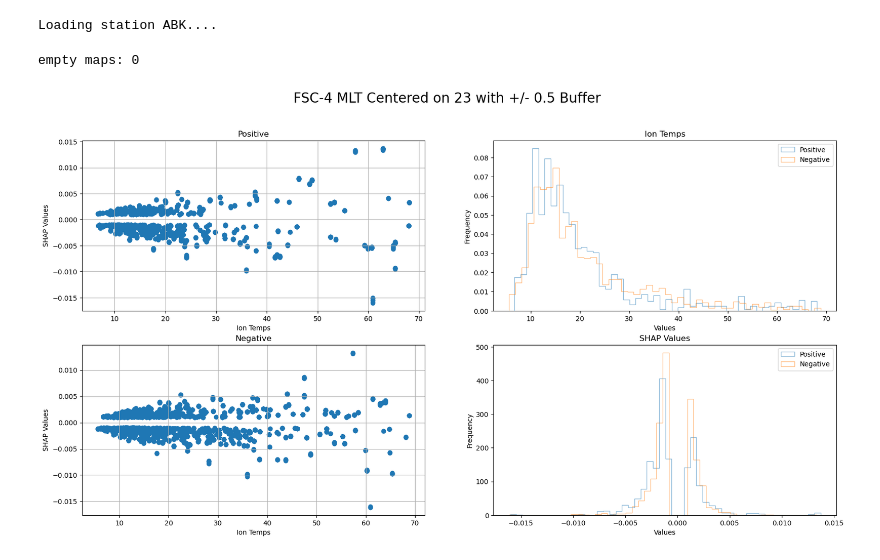
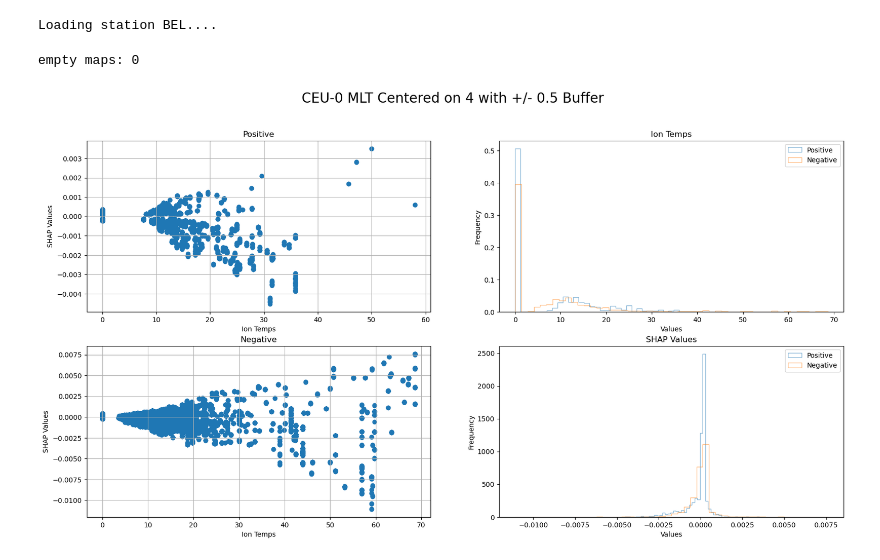
Before and after one commit to mikecoughlan/including_ion_temp_maps, a Jupyter notebook: examining_twins_shap.ipynb, the cells around one changed output. Drawn from its saved outputs; the diff is of its cells as text; code cells hidden in the pictures.

```diff
--- a/examining_twins_shap.ipynb
+++ b/examining_twins_shap.ipynb
@@ -207,13 +524,13 @@ def mlt_wedge(img_data, mlt_min: int = 18, mlt_max: int = 6, center_x: int = 120
     # print(f'mean: {np.nanmean(xx)}')
     return img_mean, selected_sections
 # %%
-key = '2012-03-07 01:50:00'
-cluster = 'greenland_cluster'
-region = 'GRL-0'
-cluster = 'canadian_cluster'
-region = 'CAN-2'
-if region in list_of_oversampled_regions:
-	results = pd.read_feather(f'{results_dir}/twins_modeling_region_{region}_version_twins_v_maxpooling_oversampling.feather')
-else:
-	results = pd.read_feather(f'{results_dir}/twins_modeling_region_{region}_version_twins_v_maxpooling.feather')
-mlt_station = utils.loading_supermag(cluster_dict[cluster]['regions'][region]['mlt_station'])
+# key = '2012-03-07 01:50:00'
+# cluster = 'greenland_cluster'
+# region = 'GRL-0'
+# cluster = 'canadian_cluster'
+# region = 'CAN-2'
+# if region in list_of_oversampled_regions:
+# 	results = pd.read_feather(f'{results_dir}/twins_modeling_region_{region}_version_twins_v_maxpooling_oversampling.feather')
+# else:
+# 	results = pd.read_feather(f'{results_dir}/twins_modeling_region_{region}_version_twins_v_maxpooling.feather')
+# mlt_station = utils.loading_supermag(cluster_dict[cluster]['regions'][region]['mlt_station'])
@@ -281,8 +602,9 @@ plt.show()
 # %%
-cluster = 'fennoscandinavian_cluster'
-region = 'FSC-4'
+cluster = 'central_european_cluster'
+region = 'CEU-0'
+target='rsd'
 full, window = [], []
-specific_mlt = 23
+specific_mlt = 4
 mlt_buff = 0.5
 mlt_lower = specific_mlt - mlt_buff if specific_mlt >= mlt_buff else 24 - mlt_buff + specific_mlt
 mlt_upper = specific_mlt + mlt_buff if specific_mlt <= (24-mlt_buff) else specific_mlt - 24 + mlt_buff
@@ -293,32 +615,32 @@ mlt_upper = specific_mlt + mlt_buff if specific_mlt <= (24-mlt_buff) else specif
 mlt_station = utils.loading_supermag(cluster_dict[cluster]['regions'][region]['mlt_station'])
 empty_maps = 0
 plotting_df = pd.DataFrame()
-for i in tqdm.tqdm(range(len(cluster_dict[cluster]['regions'][region]['twins_shap']['Date_UTC']))):
-	if len(np.unique(cluster_dict[cluster]['regions'][region]['twins_shap']['twins_mean_shap'][i])) == 1:
+for i in tqdm.tqdm(range(len(cluster_dict[cluster]['regions'][region][target]['Date_UTC']))):
+	if len(np.unique(cluster_dict[cluster]['regions'][region][target]['twins_mean_shap'][i])) == 1:
 		empty_maps += 1
-	mlt = mlt_station[mlt_station.index == cluster_dict[cluster]['regions'][region]['twins_shap']['Date_UTC'].iloc[i][0]]['MLT'].values[0]
+	mlt = mlt_station[mlt_station.index == cluster_dict[cluster]['regions'][region][target]['Date_UTC'].iloc[i][0]]['MLT'].values[0]
 	mlt_min = mlt-2 if mlt >=2 else 24+mlt-2
 	mlt_max = mlt + 2 if mlt <= 22 else mlt-24+2
 
 	if (mlt+mlt_buff) >= 24:
 		if mlt <= mlt_lower and mlt >= mlt_upper:
-			full_img_mean, full_selected_sections = mlt_wedge(cluster_dict[cluster]['regions'][region]['twins_shap']['twins_mean_shap'][i], mlt_min=mlt_min, mlt_max=mlt_max, center_x=70, center_y=45)
-			window_img_mean, window_selected_sections = mlt_wedge(cluster_dict[cluster]['regions'][region]['twins_shap']['testing_data'][1][i], mlt_min=mlt_min, mlt_max=mlt_max, center_x=70, center_y=45)
+			full_img_mean, full_selected_sections = mlt_wedge(cluster_dict[cluster]['regions'][region][target]['twins_mean_shap'][i], mlt_min=mlt_min, mlt_max=mlt_max, center_x=70, center_y=45)
+			window_img_mean, window_selected_sections = mlt_wedge(cluster_dict[cluster]['regions'][region][target]['testing_data'][1][i], mlt_min=mlt_min, mlt_max=mlt_max, center_x=70, center_y=45)
 
-			temp_df = pd.DataFrame({'full': full_selected_sections.flatten(), 'window': window_selected_sections.flatten(), 'ground_truth': cluster_dict[cluster]['regions'][region]['twins_shap']['ytest'][i]})
+			temp_df = pd.DataFrame({'full': full_selected_sections.flatten(), 'window': window_selected_sections.flatten(), 'ground_truth': cluster_dict[cluster]['regions'][region][target]['ytest'][i]})
 			plotting_df = pd.concat([plotting_df, temp_df], axis=0, ignore_index=True)
 
 	else:
 		if mlt >= mlt_lower and mlt <= mlt_upper:
-			full_img_mean, full_selected_sections = mlt_wedge(cluster_dict[cluster]['regions'][region]['twins_shap']['twins_mean_shap'][i], mlt_min=mlt_min, mlt_max=mlt_max, center_x=70, center_y=45)
-			window_img_mean, window_selected_sections = mlt_wedge(cluster_dict[cluster]['regions'][region]['twins_shap']['testing_data'][1][i], mlt_min=mlt_min, mlt_max=mlt_max, center_x=70, center_y=45)
+			full_img_mean, full_selected_sections = mlt_wedge(cluster_dict[cluster]['regions'][region][target]['twins_mean_shap'][i], mlt_min=mlt_min, mlt_max=mlt_max, center_x=70, center_y=45)
+			window_img_mean, window_selected_sections = mlt_wedge(cluster_dict[cluster]['regions'][region][target]['testing_data'][1][i], mlt_min=mlt_min, mlt_max=mlt_max, center_x=70, center_y=45)
 
-			temp_df = pd.DataFrame({'full': full_selected_sections.flatten(), 'window': window_selected_sections.flatten(), 'ground_truth': cluster_dict[cluster]['regions'][region]['twins_shap']['ytest'][i]})
+			temp_df = pd.DataFrame({'full': full_selected_sections.flatten(), 'window': window_selected_sections.flatten(), 'ground_truth': cluster_dict[cluster]['regions'][region][target]['ytest'][i]})
 			plotting_df = pd.concat([plotting_df, temp_df], axis=0, ignore_index=True)
 	# if window_selected_sections[window_selected_sections >=50].any():
 
 print(f'empty maps: {empty_maps}')
-plotting_df = plotting_df[abs(plotting_df['full'])>=0.001]
+plotting_df = plotting_df[abs(plotting_df['full'])>=0.0001]
 pos_df = plotting_df[plotting_df['ground_truth'] == 1]
 neg_df = plotting_df[plotting_df['ground_truth'] == 0]
 
@@ -326,32 +648,32 @@ neg_df = plotting_df[plotting_df['ground_truth'] == 0]
 fig, ax = plt.subplots(2, 2, figsize=(20, 10))
 plt.suptitle(f'{region} MLT Centered on {specific_mlt} with +/- {mlt_buff} Buffer', fontsize=20)
 ax[0,0].scatter(pos_df['window'], pos_df['full'])
 ax[0,0].set_xlabel('Ion Temps')
 ax[0,0].set_ylabel('SHAP Values')
 ax[0,0].set_title('Positive')
 ax[0,0].grid(True)
 
 ax[1,0].scatter(neg_df['window'], neg_df['full'])
 ax[1,0].set_xlabel('Ion Temps')
 ax[1,0].set_ylabel('SHAP Values')
 ax[1,0].set_title('Negative')
 ax[1,0].grid(True)
 
 ax[0,1].hist(pos_df['window'], bins=50, alpha=0.5, label='Positive', histtype='step', density=True)
 ax[0,1].hist(neg_df['window'], bins=50, alpha=0.5, label='Negative', histtype='step', density=True)
 ax[0,1].set_xlabel('Values')
 ax[0,1].set_ylabel('Frequency')
 ax[0,1].set_title('Ion Temps')
 ax[0,1].legend()
 
 ax[1,1].hist(pos_df['full'], bins=50, alpha=0.5, label='Positive', histtype='step', density=True)
 ax[1,1].hist(neg_df['full'], bins=50, alpha=0.5, label='Negative', histtype='step', density=True)
 ax[1,1].set_xlabel('Values')
 ax[1,1].set_ylabel('Frequency')
 ax[1,1].set_title('SHAP Values')
 ax[1,1].legend()
 plt.show()
 # %% [output]
-Loading station ABK....
+Loading station BEL....
 empty maps: 0
-[figure, old version]
+[figure, new version]
```
Also changed, not shown: parts of 16 cells of this notebook, 10 other files.
